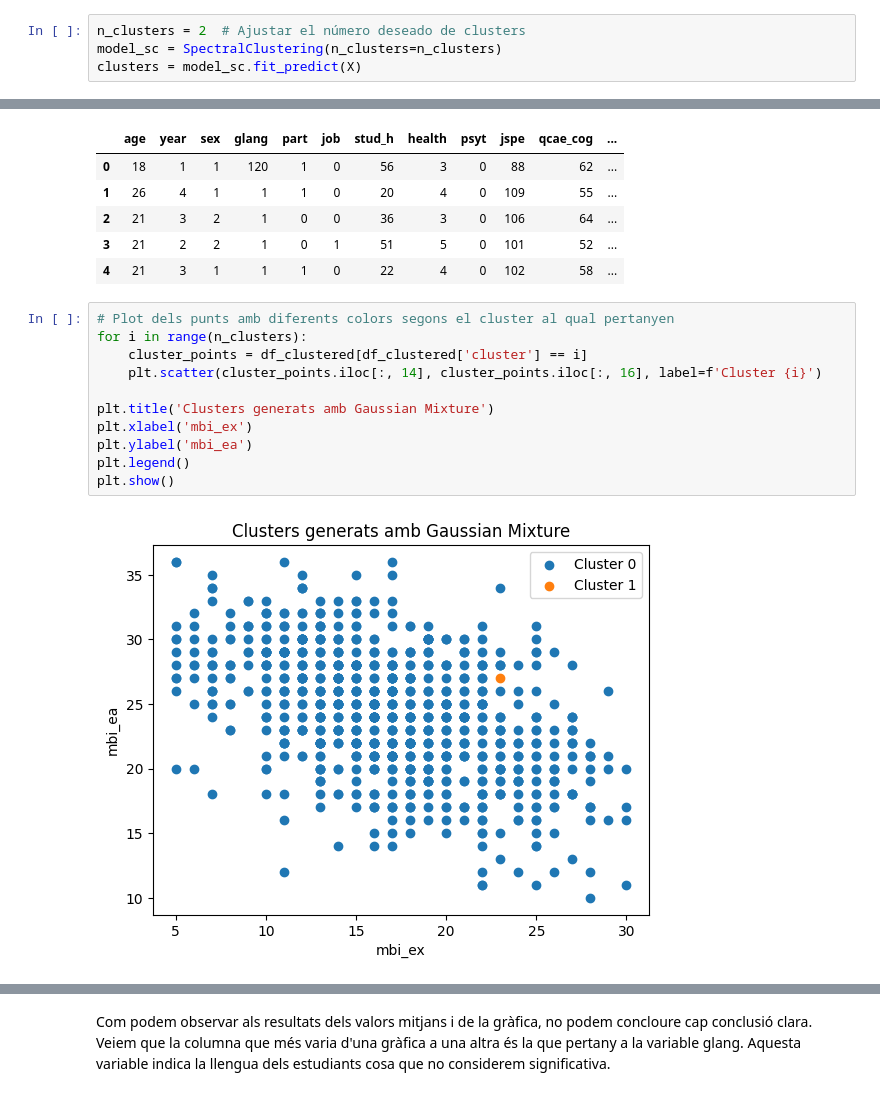
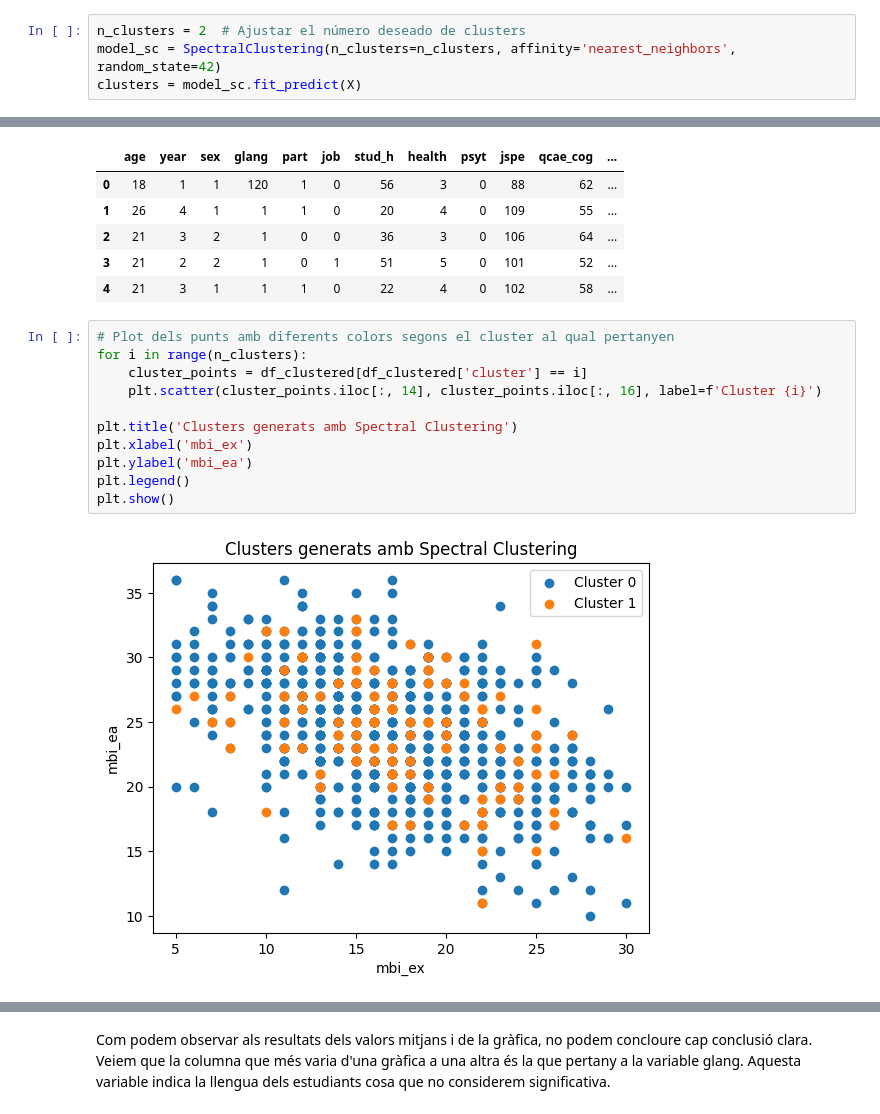
Before and after one commit to DCC-UAB/ACproject-07, a Jupyter notebook: codi/SpectralClustering.ipynb, the cells around one changed output, grey strips where cells are left out. Cells and saved outputs as stored; diff of their text form.

```diff
--- a/codi/SpectralClustering.ipynb
+++ b/codi/SpectralClustering.ipynb
@@ -22,7 +24,7 @@ import seaborn as sns
 import numpy as np
 # %%
 n_clusters = 2  # Ajustar el número deseado de clusters
-model_sc = SpectralClustering(n_clusters=n_clusters)
+model_sc = SpectralClustering(n_clusters=n_clusters, affinity='nearest_neighbors', random_state=42)
 clusters = model_sc.fit_predict(X)
 # %%
 df_clustered = X.copy()
@@ -38,16 +40,16 @@ df_clustered.head(5)
 # %%
 # Plot dels punts amb diferents colors segons el cluster al qual pertanyen
 for i in range(n_clusters):
     cluster_points = df_clustered[df_clustered['cluster'] == i]
     plt.scatter(cluster_points.iloc[:, 14], cluster_points.iloc[:, 16], label=f'Cluster {i}')
 
-plt.title('Clusters generats amb Gaussian Mixture')
+plt.title('Clusters generats amb Spectral Clustering')
 plt.xlabel('mbi_ex')
 plt.ylabel('mbi_ea')
 plt.legend()
 plt.show()
 # %% [output]
-[figure, old version]
+[figure, new version]
 # %%
 # Grouping the data frame by cluster to get the properties of each cluster
 cluster_grouped = df_clustered.groupby('cluster')
```
Also changed, not shown: parts of 28 cells of this notebook.
